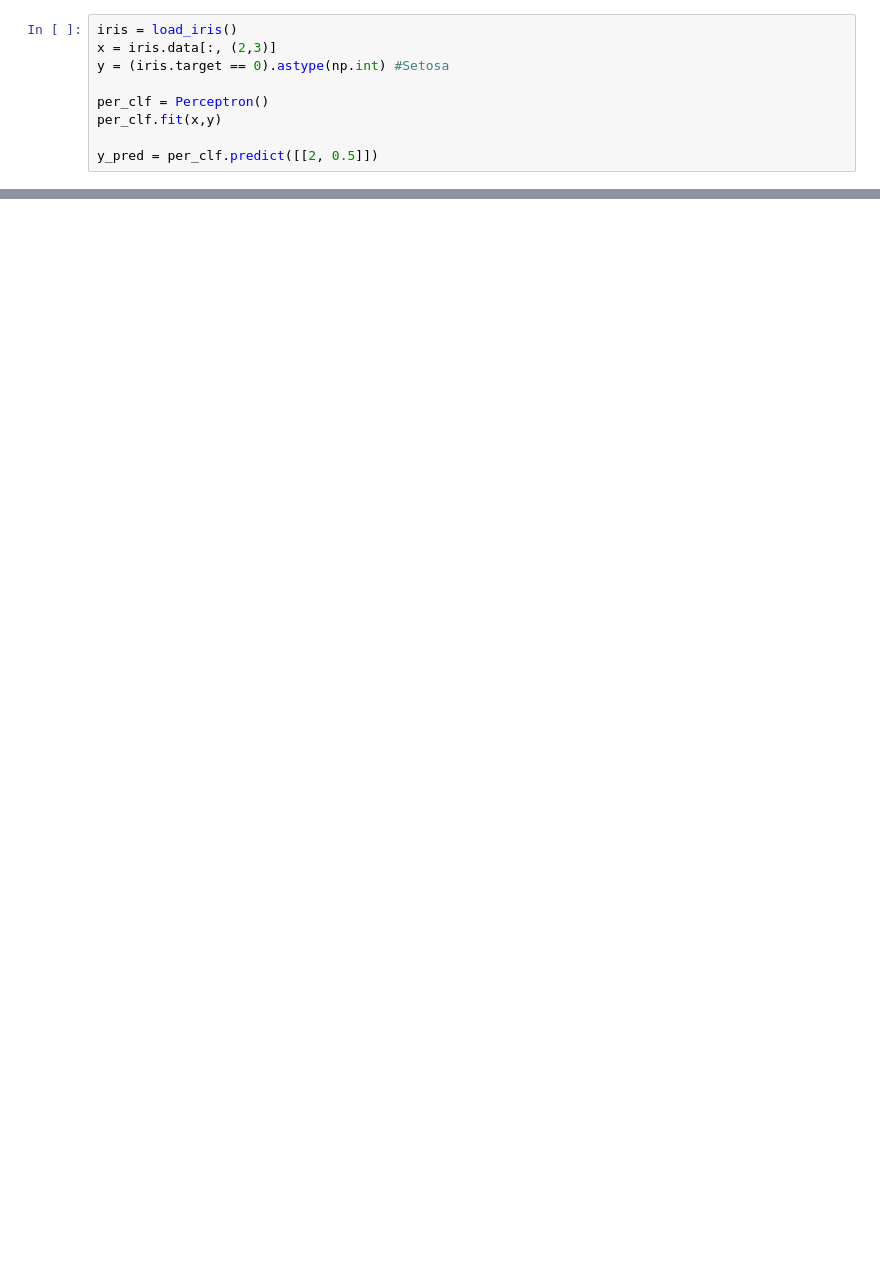
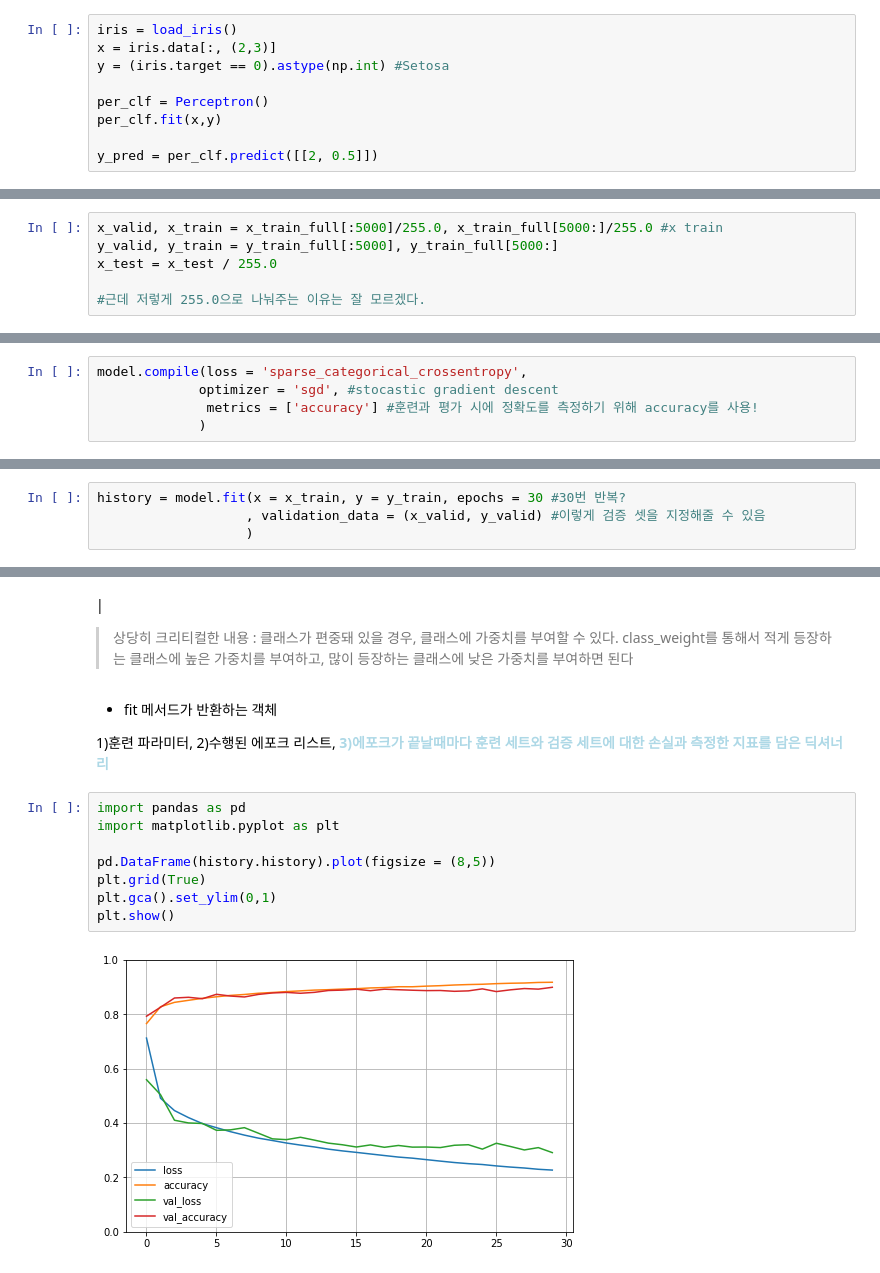
Before and after one commit to jeehoshin/deep_learning, a Jupyter notebook: basic_DNN.ipynb, the cells around one changed output, grey strips where cells are left out. Saved outputs shown, nothing was run; the diff lists cells and outputs as text; blank space fills up the shorter version.

```diff
--- a/basic_DNN.ipynb
+++ b/basic_DNN.ipynb
@@ -33,0 +63,6 @@ y_pred = per_clf.predict([[2, 0.5]])
+# %%
+x_valid, x_train = x_train_full[:5000]/255.0, x_train_full[5000:]/255.0 #x train
+y_valid, y_train = y_train_full[:5000], y_train_full[5000:]
+x_test = x_test / 255.0
+
+#근데 저렇게 255.0으로 나눠주는 이유는 잘 모르겠다.
@@ -33,0 +191,5 @@ y_pred = per_clf.predict([[2, 0.5]])
+# %%
+model.compile(loss = 'sparse_categorical_crossentropy',
+             optimizer = 'sgd', #stocastic gradient descent
+              metrics = ['accuracy'] #훈련과 평가 시에 정확도를 측정하기 위해 accuracy를 사용!
+             )
@@ -33,0 +198,4 @@ y_pred = per_clf.predict([[2, 0.5]])
+# %%
+history = model.fit(x = x_train, y = y_train, epochs = 30 #30번 반복?
+                   , validation_data = (x_valid, y_valid) #이렇게 검증 셋을 지정해줄 수 있음
+                   )
@@ -33,0 +220,17 @@ y_pred = per_clf.predict([[2, 0.5]])
+# %% [markdown]
+|
+> 상당히 크리티컬한 내용 : 클래스가 편중돼 있을 경우, 클래스에 가중치를 부여할 수 있다. class_weight를 통해서 적게 등장하는 클래스에 높은 가중치를 부여하고, 많이 등장하는 클래스에 낮은 가중치를 부여하면 된다
+# %% [markdown]
+- fit 메서드가 반환하는 객체
+
+1)훈련 파라미터, 2)수행된 에포크 리스트, <span style="color:lightblue">**3)에포크가 끝날때마다 훈련 세트와 검증 세트에 대한 손실과 측정한 지표를 담은 딕셔너리**</span>
+# %%
+import pandas as pd
+import matplotlib.pyplot as plt
+
+pd.DataFrame(history.history).plot(figsize = (8,5))
+plt.grid(True)
+plt.gca().set_ylim(0,1)
+plt.show()
+# %% [output]
+[figure, added]
```
Also changed, not shown: parts of 88 cells of this notebook.
